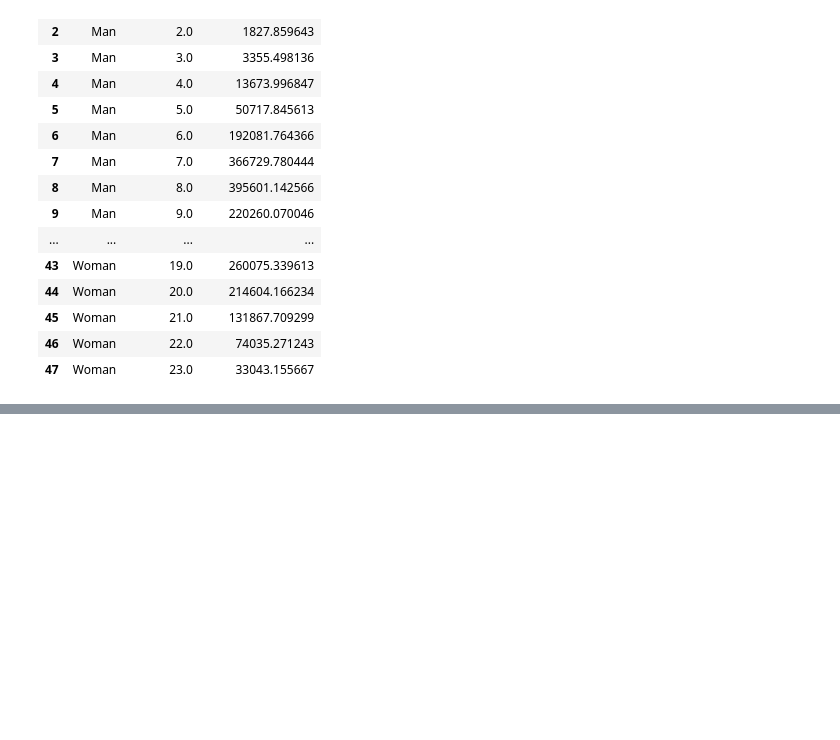
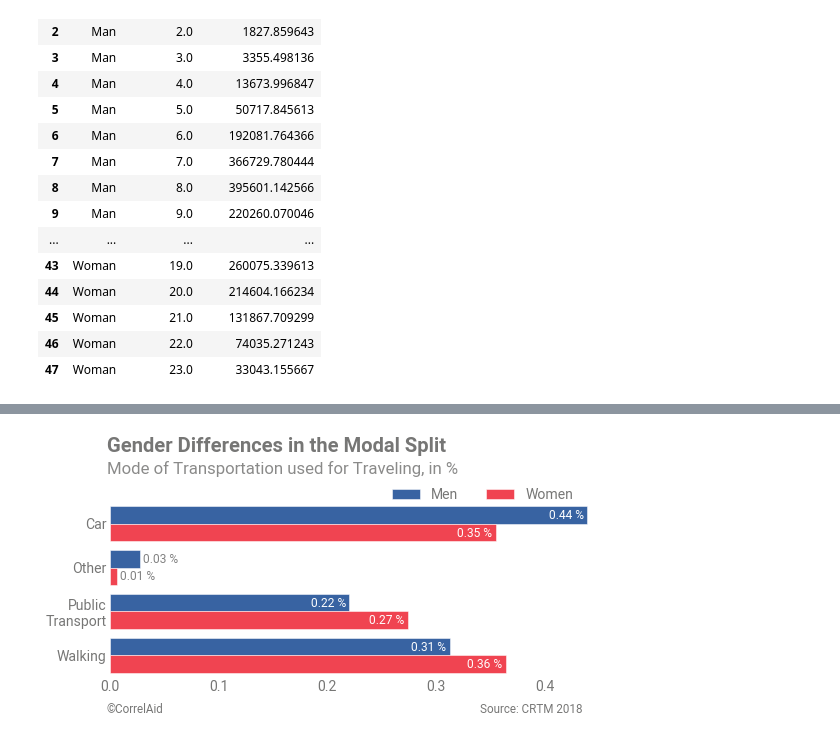
Before and after one commit to CorrelAid/gender-equality-and-mobility, a Jupyter notebook: notebooks/01_descriptive_analysis.ipynb, the cells around one changed output, grey strips where cells are left out. Drawn from its saved outputs; the diff is of its cells as text; code cells hidden in the pictures; blank space fills up the shorter version.

```diff
--- a/notebooks/01_descriptive_analysis.ipynb
+++ b/notebooks/01_descriptive_analysis.ipynb
@@ -461,0 +566,50 @@ g
+# %%
+# modal split women weighted from above
+modes_weighted = df[df.sex == 'Woman'].groupby(["mode_simple"]).sum()
+modes_sex_sum = modes_weighted["ELE_G_POND_ESC2"].sum()
+weighted_modes_woman = pd.DataFrame(modes_weighted['ELE_G_POND_ESC2'] / modes_sex_sum).reset_index()
+weighted_modes_woman["gender"] = "Women"
+
+# modal split men weighted from above
+modes_weighted = df[df.sex == 'Man'].groupby(["mode_simple"]).sum()
+modes_sex_sum = modes_weighted["ELE_G_POND_ESC2"].sum()
+weighted_modes_man = pd.DataFrame(modes_weighted['ELE_G_POND_ESC2'] / modes_sex_sum).reset_index()
+weighted_modes_man["gender"] = "Men"
+
+weightd_modes = pd.concat([weighted_modes_man, weighted_modes_woman])
+
+
+fig, ax = plt.subplots(figsize = (8,3))
+
+add_title_and_subtitle(fig, "Gender Differences in the Modal Split",
+                       "Mode of Transportation used for Traveling, in %",
+                       title_fontsize="x-large", subtitle_fontsize="large",
+                       title_y_pos=0.18, title_x_pos=0.075, subtitle_y_pos=+0.07, subtitle_x_pos=0.075)
+
+add_signature(fig, source="CRTM 2018", fontsize="smaller", copyright_x_pos=0.075, source_x_pos=-0.1, y_pos=-0.05)
+
+
+sns.barplot(data = weightd_modes, y="mode_simple", x="ELE_G_POND_ESC2", hue="gender", saturation=1., ax=ax, palette=["C0", "C1"], orient="horizontal")
+ax.set_xlabel("")
+ax.set_ylabel("")
+ax.legend(frameon=False, loc="upper right", ncol=2, bbox_to_anchor=(0.95,1.15))
+
+for i, label in enumerate(ax.get_yticklabels()):
+    if label.get_text() == "other":
+        male_value = weightd_modes.loc[(weightd_modes.mode_simple==label.get_text()) & (weightd_modes.gender=="Men"), "ELE_G_POND_ESC2"]
+        ax.text(male_value+0.003, i-0.18,  s='%.2f %%' % (male_value),va='center',  ha='left',  color='grey', fontsize=12)
+
+        female_value = weightd_modes.loc[(weightd_modes.mode_simple==label.get_text()) & (weightd_modes.gender=="Women"), "ELE_G_POND_ESC2"]
+        ax.text(female_value+0.003,i+0.21, s='%.2f %%' % (female_value), va='center', ha='left', color='grey', fontsize=12)
+    else:
+        male_value = weightd_modes.loc[(weightd_modes.mode_simple==label.get_text()) & (weightd_modes.gender=="Men"), "ELE_G_POND_ESC2"]
+        ax.text(male_value-0.003,i-0.18, s='%.2f %%' % (male_value), va='center',  ha='right', color='white', fontsize=12)
+
+        female_value = weightd_modes.loc[(weightd_modes.mode_simple==label.get_text()) & (weightd_modes.gender=="Women"), "ELE_G_POND_ESC2"]
+        ax.text(female_value-0.003, i+0.21, s='%.2f %%' % (female_value), va='center',  ha='right', color='white',  fontsize=12)
+
+ax.set_yticklabels(["Car", "Other", "Public\nTransport", "Walking"])
+
+plt.savefig("20201220_gender_mobility_modalsplit.png", facecolor=fig.get_facecolor(), edgecolor='none', bbox_inches='tight', transparent=True, pad_inches=0, dpi=200)
+# %% [output]
+[figure, added]
```
Also changed, not shown: parts of 24 cells of this notebook, 1 other file.
